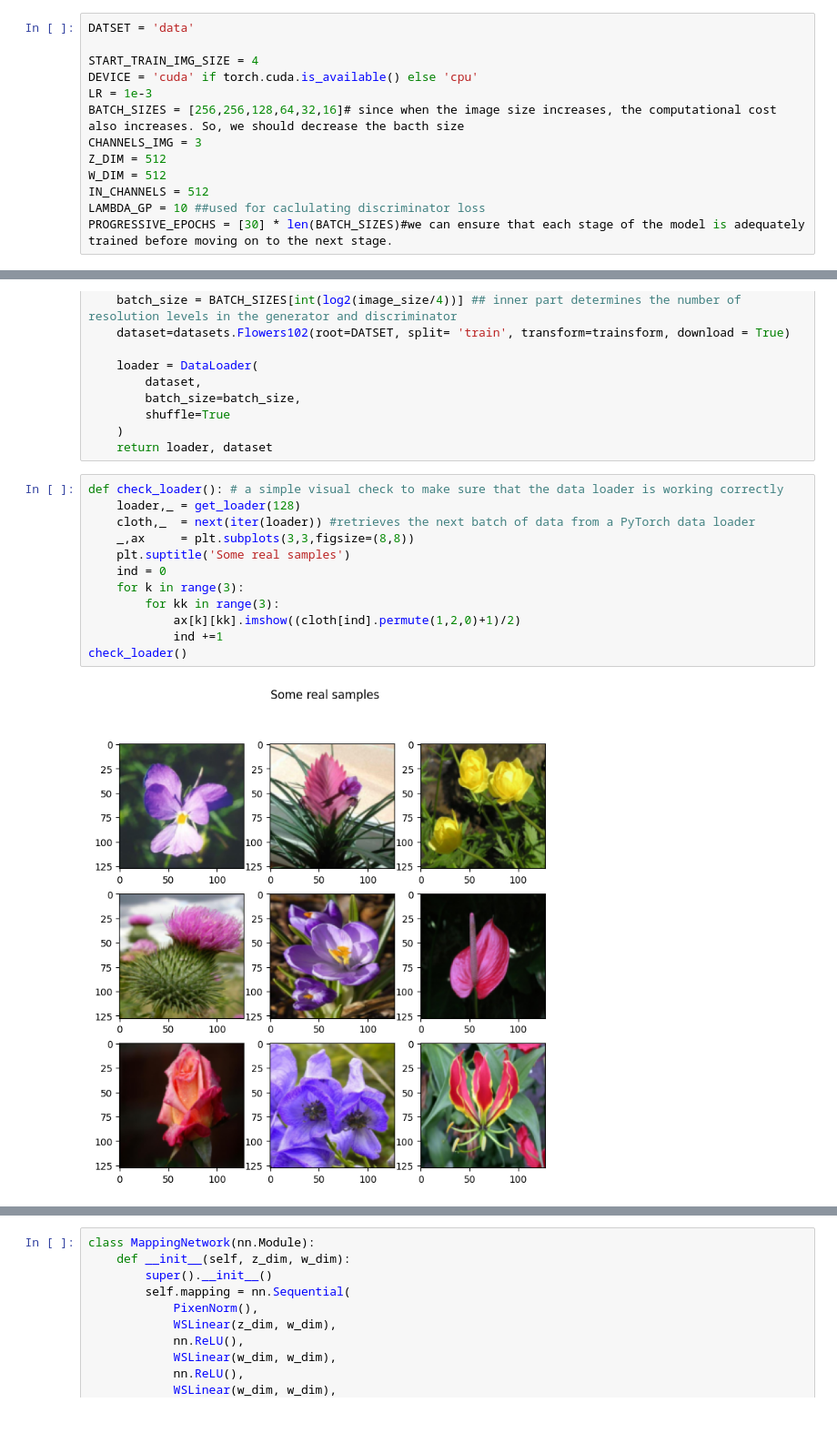
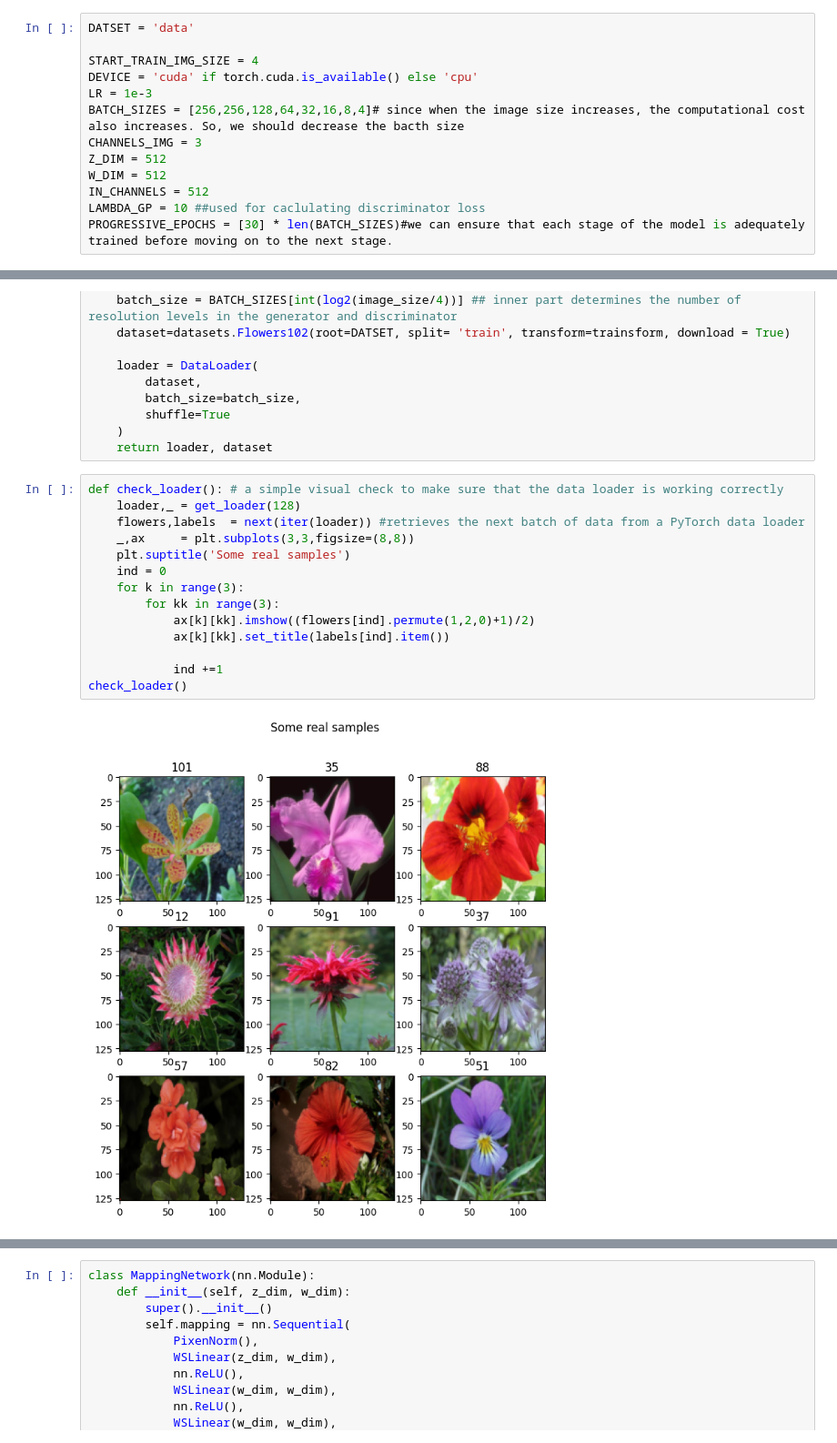
Before and after one commit to Arty-Facts/cgip_gan_2023, a Jupyter notebook: StyleGANComment.ipynb, the cells around one changed output, grey strips where cells are left out. Shown at 91% size. Saved outputs shown, nothing was run; the diff lists cells and outputs as text.

```diff
--- a/StyleGANComment.ipynb
+++ b/StyleGANComment.ipynb
@@ -16,7 +16,7 @@ DATSET = 'data'
 START_TRAIN_IMG_SIZE = 4
 DEVICE = 'cuda' if torch.cuda.is_available() else 'cpu'
 LR = 1e-3
-BATCH_SIZES = [256,256,128,64,32,16]# since when the image size increases, the computational cost also increases. So, we should decrease the bacth size
+BATCH_SIZES = [256,256,128,64,32,16,8,4]# since when the image size increases, the computational cost also increases. So, we should decrease the bacth size
 CHANNELS_IMG = 3
 Z_DIM = 512
 W_DIM = 512
@@ -47,14 +47,16 @@ def get_loader(image_size): ##image_size is the output size of each layer
 # %%
 def check_loader(): # a simple visual check to make sure that the data loader is working correctly
     loader,_ = get_loader(128)
-    cloth,_  = next(iter(loader)) #retrieves the next batch of data from a PyTorch data loader
+    flowers,labels  = next(iter(loader)) #retrieves the next batch of data from a PyTorch data loader
     _,ax     = plt.subplots(3,3,figsize=(8,8))
     plt.suptitle('Some real samples')
     ind = 0
     for k in range(3):
         for kk in range(3):
-            ax[k][kk].imshow((cloth[ind].permute(1,2,0)+1)/2)
+            ax[k][kk].imshow((flowers[ind].permute(1,2,0)+1)/2)
+            ax[k][kk].set_title(labels[ind].item())
+
             ind +=1
 check_loader()
 # %% [output]
-[figure, old version]
+[figure, new version]
```
Also changed, not shown: parts of 5 cells of this notebook, 1 other file.
